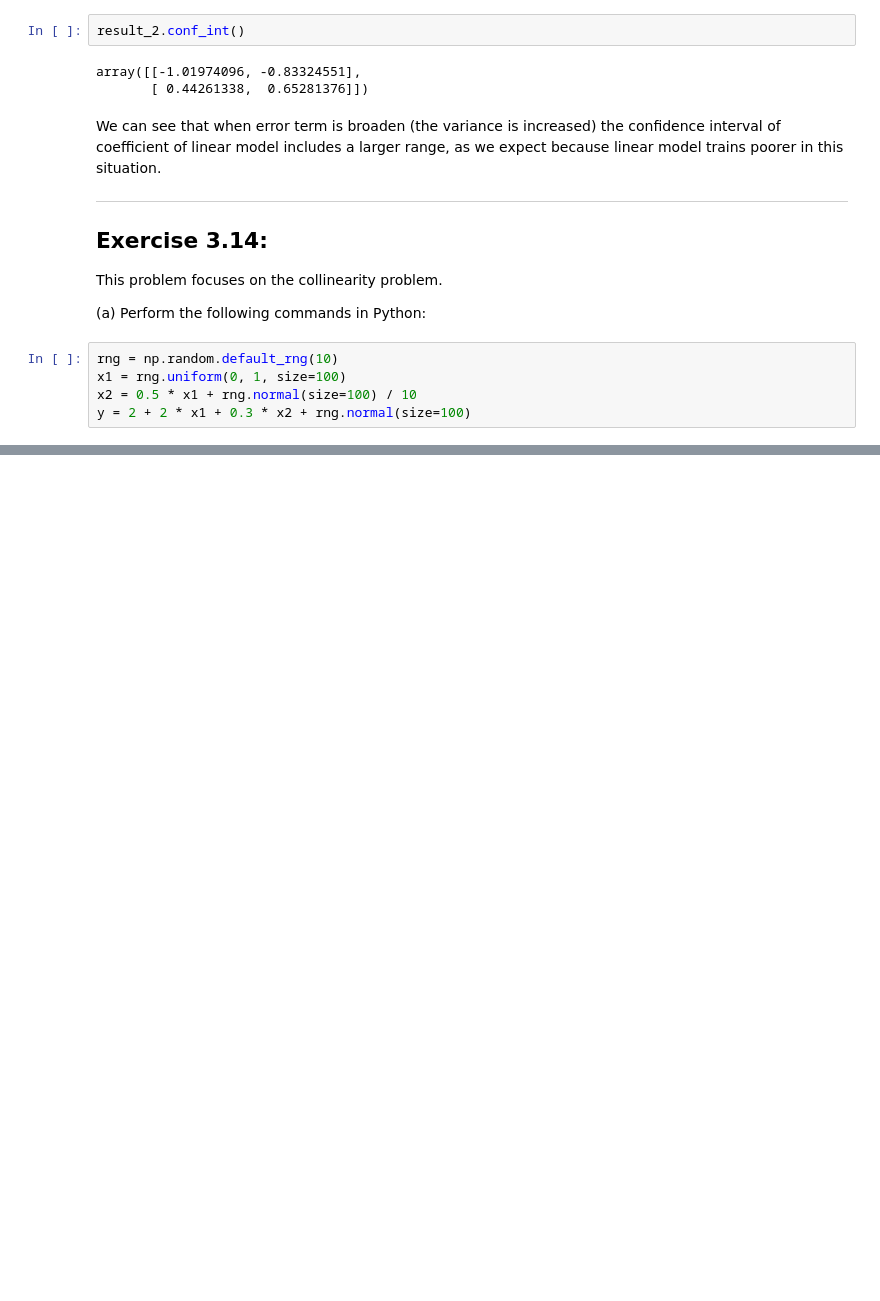
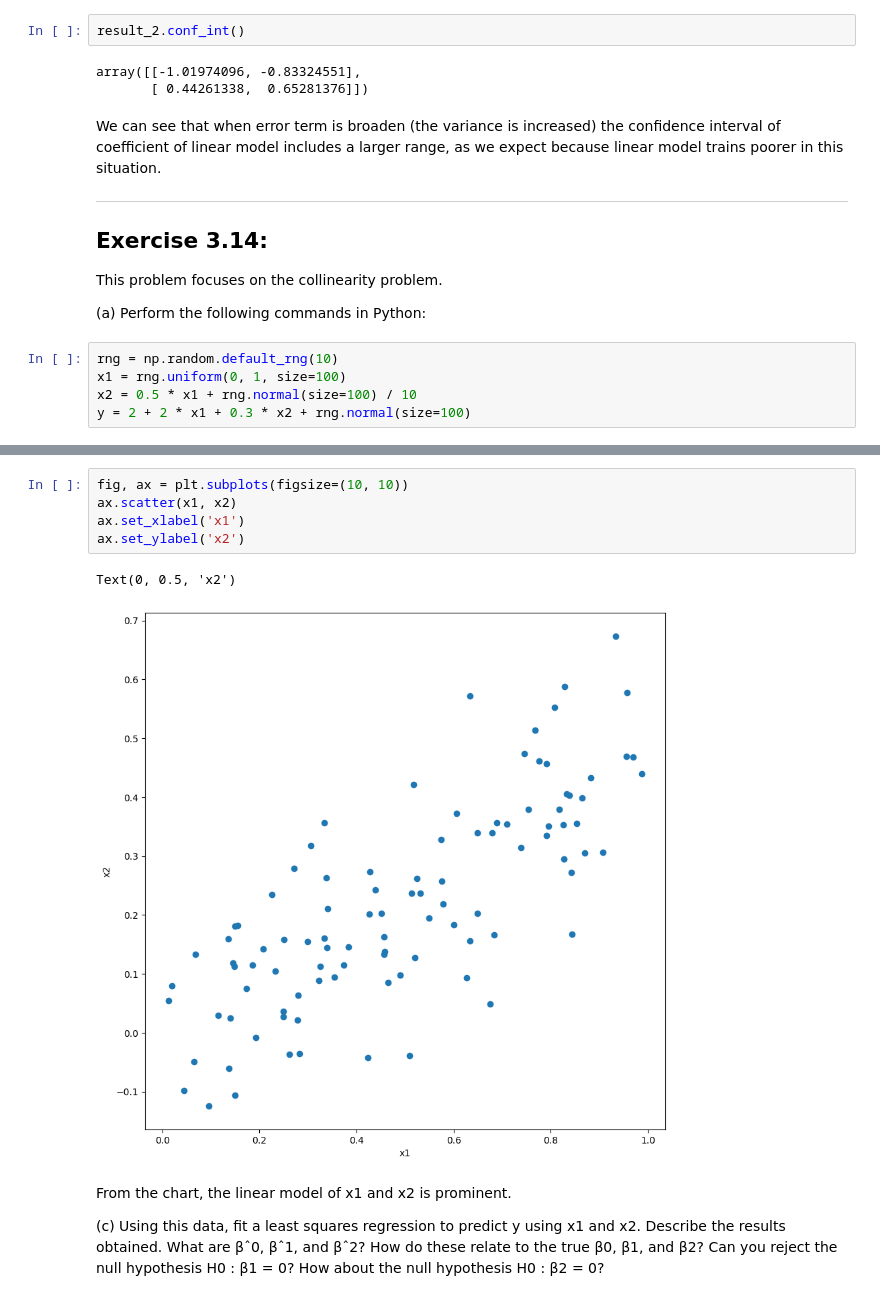
Before and after one commit to ki94mach/ISLP-Exercises, a Jupyter notebook: Chapter_03/Applied.ipynb, the cells around one changed output, grey strips where cells are left out. Saved outputs shown, nothing was run; the diff lists cells and outputs as text; blank space fills up the shorter version.

```diff
--- a/Chapter_03/Applied.ipynb
+++ b/Chapter_03/Applied.ipynb
@@ -1060,0 +1067,12 @@ y = 2 + 2 * x1 + 0.3 * x2 + rng.normal(size=100)
+# %%
+fig, ax = plt.subplots(figsize=(10, 10))
+ax.scatter(x1, x2)
+ax.set_xlabel('x1')
+ax.set_ylabel('x2')
+# %% [output]
+Text(0, 0.5, 'x2')
+[figure, added]
+# %% [markdown]
+From the chart, the linear model of x1 and x2 is prominent.
+
+(c) Using this data, fit a least squares regression to predict y using x1 and x2. Describe the results obtained. What are βˆ0, βˆ1, and βˆ2? How do these relate to the true β0, β1, and β2? Can you reject the null hypothesis H0 : β1 = 0? How about the null hypothesis H0 : β2 = 0?
```
Also changed, not shown: parts of 51 cells of this notebook, 1 other file.
